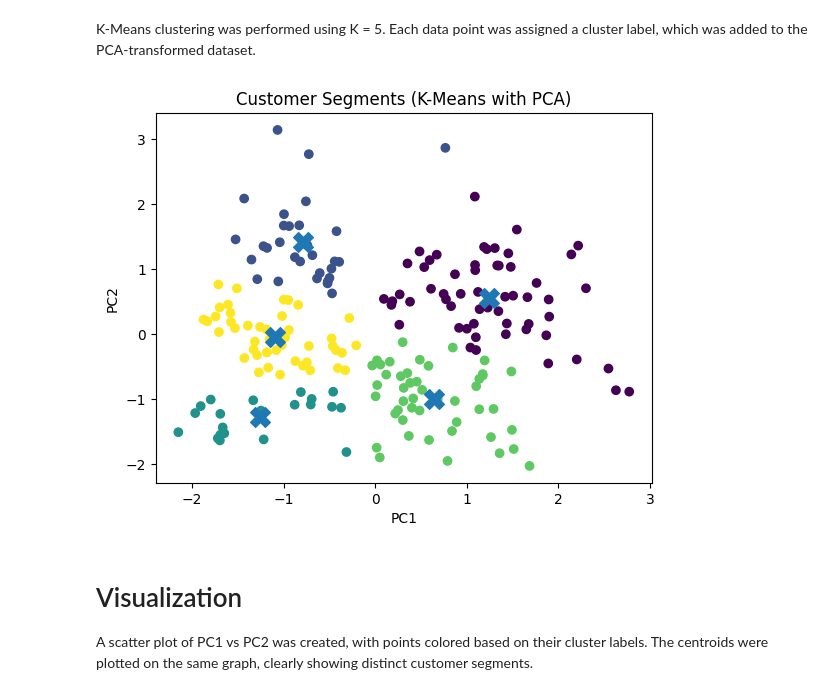
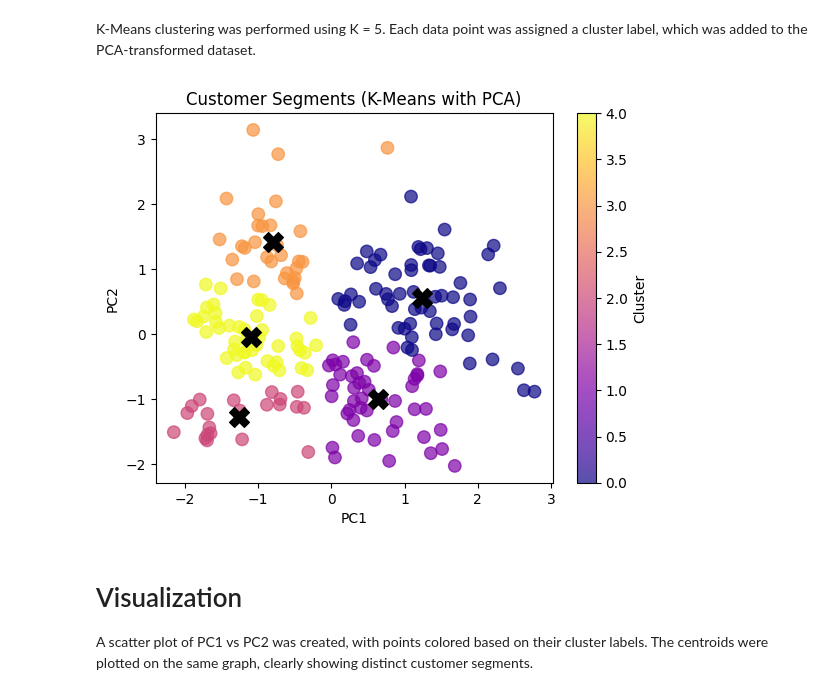
Before and after one commit to RadhikaKapoor383/Python-practise, a Jupyter notebook: AI Lab codes/AI_LAB12_radhika.ipynb, the cells around one changed output. Cells and saved outputs as stored; diff of their text form; code cells hidden in the pictures.

```diff
--- a/AI Lab codes/AI_LAB12_radhika.ipynb
+++ b/AI Lab codes/AI_LAB12_radhika.ipynb
@@ -29,6 +29,7 @@ So, the total variance captured is 0.33690046 + 0.26230645 = 0.5992(60%).
 Two principal components capture approximately 60% of the total information from the original dataset.
 # %%
 #Task 2: K-Means Clustering
+pca_df = pd.DataFrame(X_pca, columns=['PC1', 'PC2'])
 inertia = []
 
 for k in range(1, 11):
@@ -54,17 +55,19 @@ pca_df['Cluster'] = clusters
 # %% [markdown]
 K-Means clustering was performed using K = 5. Each data point was assigned a cluster label, which was added to the PCA-transformed dataset.
 # %%
-plt.scatter(pca_df['PC1'], pca_df['PC2'], c=pca_df['Cluster'])
+scatter = plt.scatter(pca_df['PC1'], pca_df['PC2'], c=pca_df['Cluster'], cmap='plasma', alpha=0.7, s= 80)
+plt.colorbar(scatter, label='Cluster')
 plt.scatter(kmeans.cluster_centers_[:,0],
             kmeans.cluster_centers_[:,1],
+            c='black', alpha=1,
             s=200, marker='X')
 
 plt.xlabel('PC1')
 plt.ylabel('PC2')
 plt.title('Customer Segments (K-Means with PCA)')
 plt.show()
 # %% [output]
-[figure, old version]
+[figure, new version]
 # %% [markdown]
 <h1>Visualization</h1>
 A scatter plot of PC1 vs PC2 was created, with points colored based on their cluster labels. The centroids were plotted on the same graph, clearly showing distinct customer segments.
```
Also changed, not shown: parts of 1 cell of this notebook.
